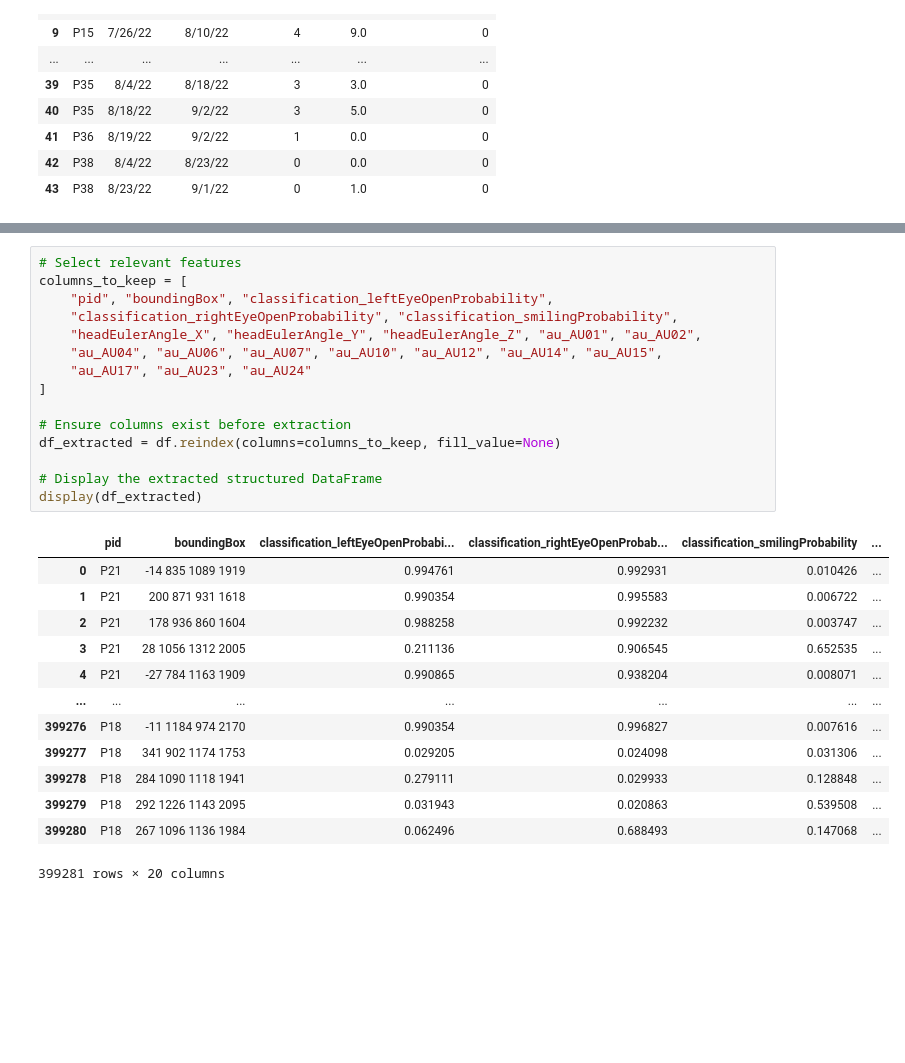
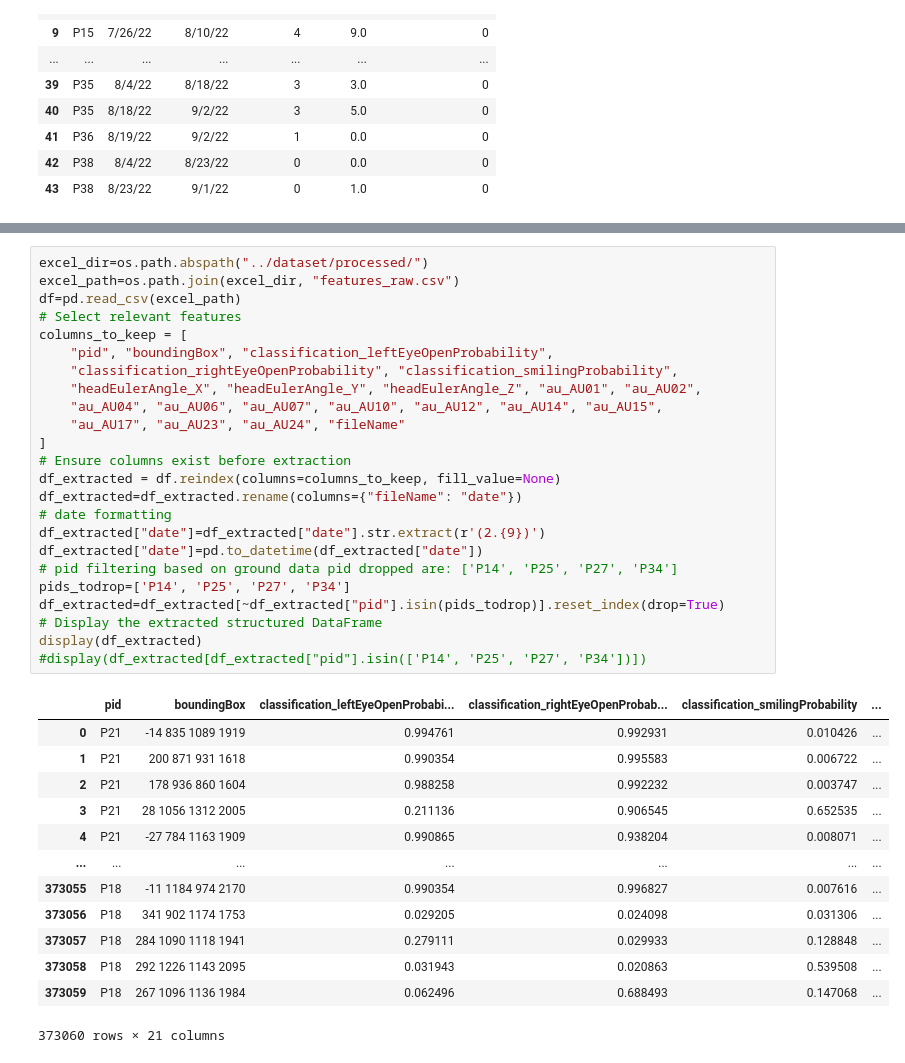
Before and after one commit to khalil-hub/Detecting-Depression-through-Facial-Behavior-and-Head-Gestures, a Jupyter notebook: notebooks/exploratory_data_analysis.ipynb, the cells around one changed output, grey strips where cells are left out. Drawn from its saved outputs; the diff is of its cells as text; blank space fills up the shorter version.

```diff
--- a/notebooks/exploratory_data_analysis.ipynb
+++ b/notebooks/exploratory_data_analysis.ipynb
@@ -76,34 +144,43 @@ display(df)
 | 399280 | 267 1096 1136 1984 | [{'x': 612, 'y': 1182}, {'x': 668... | /storage/emulated/0/DCIM/HiddenCa... | appUsage | [{'type': 0, 'x': 744.7444, 'y': ... | 1660420480810 | P18 | 0.062496 | ... |
 399281 rows × 30 columns
 # %%
+excel_dir=os.path.abspath("../dataset/processed/")
+excel_path=os.path.join(excel_dir, "features_raw.csv")
+df=pd.read_csv(excel_path)
 # Select relevant features
 columns_to_keep = [
     "pid", "boundingBox", "classification_leftEyeOpenProbability",
     "classification_rightEyeOpenProbability", "classification_smilingProbability",
     "headEulerAngle_X", "headEulerAngle_Y", "headEulerAngle_Z", "au_AU01", "au_AU02",
     "au_AU04", "au_AU06", "au_AU07", "au_AU10", "au_AU12", "au_AU14", "au_AU15",
-    "au_AU17", "au_AU23", "au_AU24"
+    "au_AU17", "au_AU23", "au_AU24", "fileName"
 ]
-
 # Ensure columns exist before extraction
 df_extracted = df.reindex(columns=columns_to_keep, fill_value=None)
-
+df_extracted=df_extracted.rename(columns={"fileName": "date"})
+# date formatting
+df_extracted["date"]=df_extracted["date"].str.extract(r'(2.{9})')
+df_extracted["date"]=pd.to_datetime(df_extracted["date"])
+# pid filtering based on ground data pid dropped are: ['P14', 'P25', 'P27', 'P34']
+pids_todrop=['P14', 'P25', 'P27', 'P34']
+df_extracted=df_extracted[~df_extracted["pid"].isin(pids_todrop)].reset_index(drop=True)
 # Display the extracted structured DataFrame
 display(df_extracted)
+#display(df_extracted[df_extracted["pid"].isin(['P14', 'P25', 'P27', 'P34'])])
 # %% [output]
 |  | pid | boundingBox | classification_leftEyeOpenProbabi... | classification_rightEyeOpenProbab... | classification_smilingProbability | ... |
 | 0 | P21 | -14 835 1089 1919 | 0.994761 | 0.992931 | 0.010426 | ... |
 | 1 | P21 | 200 871 931 1618 | 0.990354 | 0.995583 | 0.006722 | ... |
 | 2 | P21 | 178 936 860 1604 | 0.988258 | 0.992232 | 0.003747 | ... |
 | 3 | P21 | 28 1056 1312 2005 | 0.211136 | 0.906545 | 0.652535 | ... |
 | 4 | P21 | -27 784 1163 1909 | 0.990865 | 0.938204 | 0.008071 | ... |
 | ... | ... | ... | ... | ... | ... | ... |
-| 399276 | P18 | -11 1184 974 2170 | 0.990354 | 0.996827 | 0.007616 | ... |
-| 399277 | P18 | 341 902 1174 1753 | 0.029205 | 0.024098 | 0.031306 | ... |
-| 399278 | P18 | 284 1090 1118 1941 | 0.279111 | 0.029933 | 0.128848 | ... |
-| 399279 | P18 | 292 1226 1143 2095 | 0.031943 | 0.020863 | 0.539508 | ... |
-| 399280 | P18 | 267 1096 1136 1984 | 0.062496 | 0.688493 | 0.147068 | ... |
+| 373055 | P18 | -11 1184 974 2170 | 0.990354 | 0.996827 | 0.007616 | ... |
+| 373056 | P18 | 341 902 1174 1753 | 0.029205 | 0.024098 | 0.031306 | ... |
+| 373057 | P18 | 284 1090 1118 1941 | 0.279111 | 0.029933 | 0.128848 | ... |
+| 373058 | P18 | 292 1226 1143 2095 | 0.031943 | 0.020863 | 0.539508 | ... |
+| 373059 | P18 | 267 1096 1136 1984 | 0.062496 | 0.688493 | 0.147068 | ... |
-399281 rows × 20 columns
+373060 rows × 21 columns
 # %%
 #check missing values
 print(df_extracted.info())
```
Also changed, not shown: parts of 12 cells of this notebook, 14 other files.
